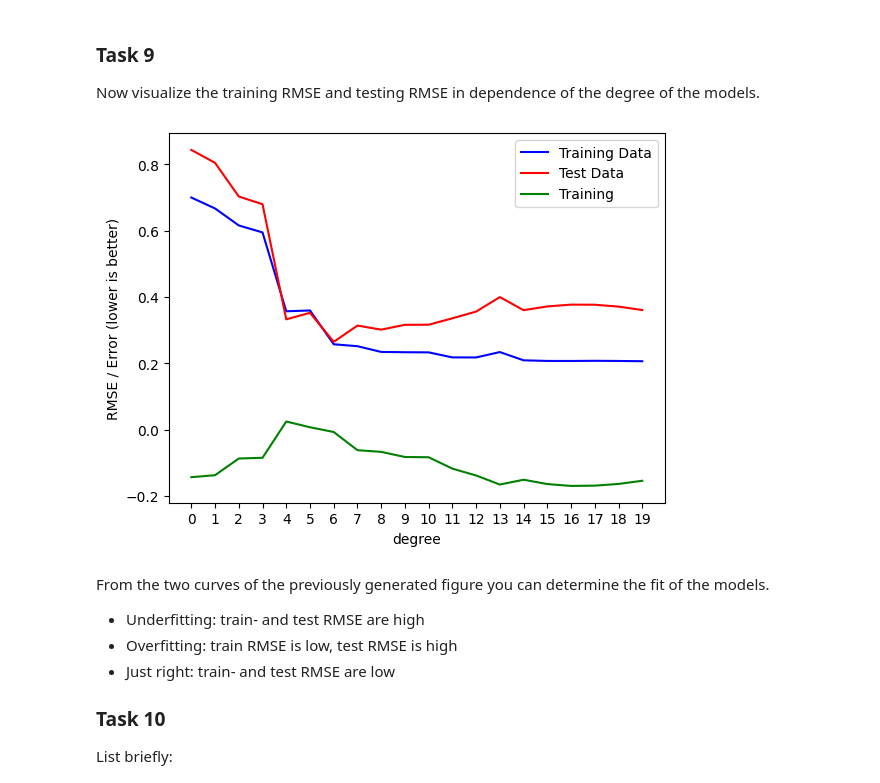
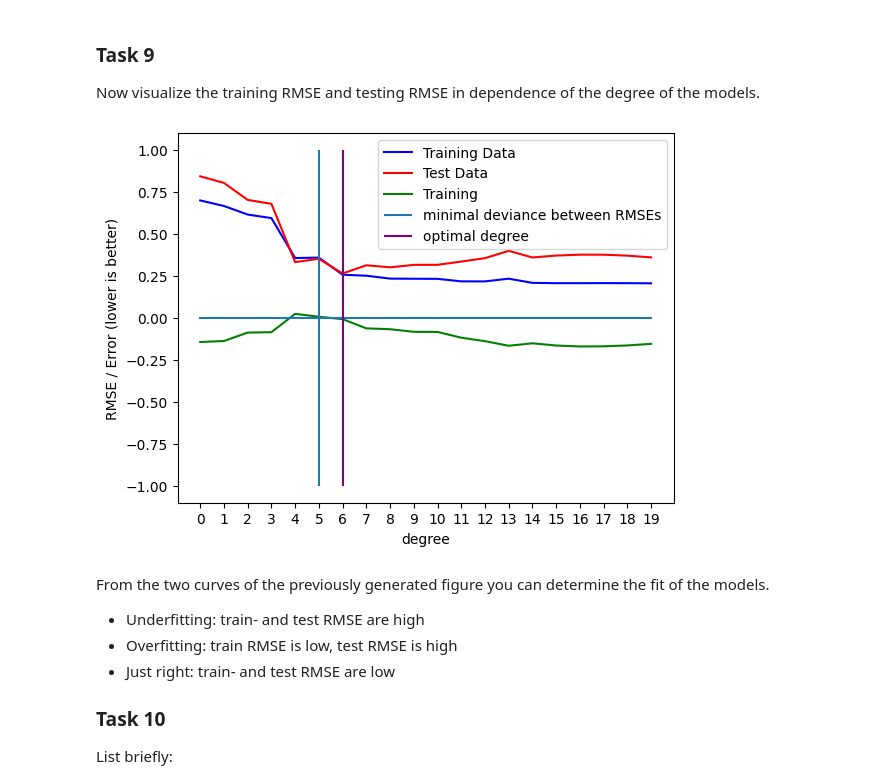
Before and after one commit to HerrMotz/AGDML-Lab, a Jupyter notebook: 02_Polynomial_Regression/02_Polynomial_Regression.ipynb, the cells around one changed output. Cells and saved outputs as stored; diff of their text form; code cells hidden in the pictures.

Commit message:
correct labeling in Task 5 and add optimal degree visualisation in task 9

```diff
--- a/02_Polynomial_Regression/02_Polynomial_Regression.ipynb
+++ b/02_Polynomial_Regression/02_Polynomial_Regression.ipynb
@@ -216,7 +216,7 @@ for i in range(0, 5):
             y = pr.predict(poly(X, model_degrees[z]))
             axes[i, j].plot(X, y, label=f"c={c}")
             axes[i, j].legend()
-            axes[i, j].set_title(f"d={z}")
+            axes[i, j].set_title(f"d={model_degrees[z]}")
 
         z += 1
 
@@ -324,17 +324,28 @@ Now visualize the training RMSE and testing RMSE in dependence of the degree of
 # %%
 # TODO: plot RMSEs against polynomial degree
 
+_rmse1 = np.array(rmse1)
+_rmse2 = np.array(rmse2)
+
 plt.plot(range(20), rmse1, 'b', label="Training Data")
 plt.plot(range(20), rmse2, 'r', label="Test Data")
-plt.plot(range(20), np.array(rmse1)-np.array(rmse2), 'g', label="Training")
+plt.plot(range(20), _rmse1-_rmse2, 'g', label="Training")
+plt.plot(range(20), [0]*20)
+
+minimal_deviance_between_rmse = np.argmin(np.abs(_rmse1 - _rmse2))
+# find minimal RMSE for train and test data
+optimal_degree = np.argmin(_rmse1 + _rmse2)
+
+plt.vlines(minimal_deviance_between_rmse, -1, 1, label="minimal deviance between RMSEs")
+plt.vlines(optimal_degree, -1, 1, label="optimal degree", colors='purple')
 
 plt.legend()
 plt.xlabel("degree")
 plt.ylabel("RMSE / Error (lower is better)")
 plt.xticks(range(20))
 plt.show()
 # %% [output]
-[figure, old version]
+[figure, new version]
 # %% [markdown]
 From the two curves of the previously generated figure you can determine the fit of the models.
 
```
